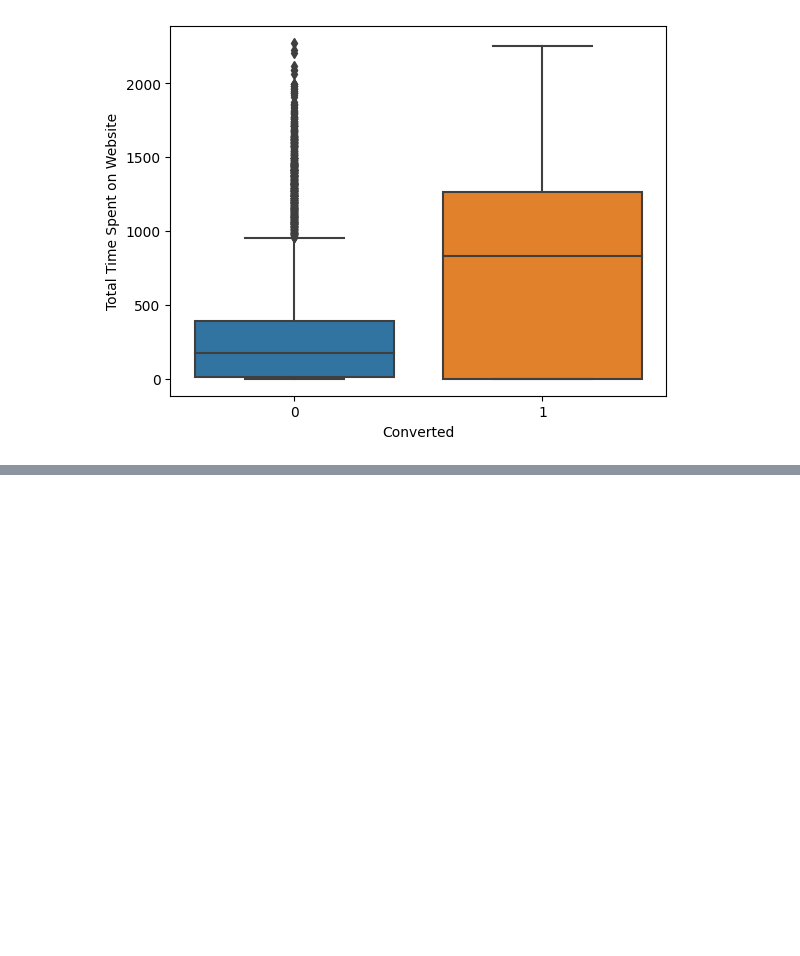
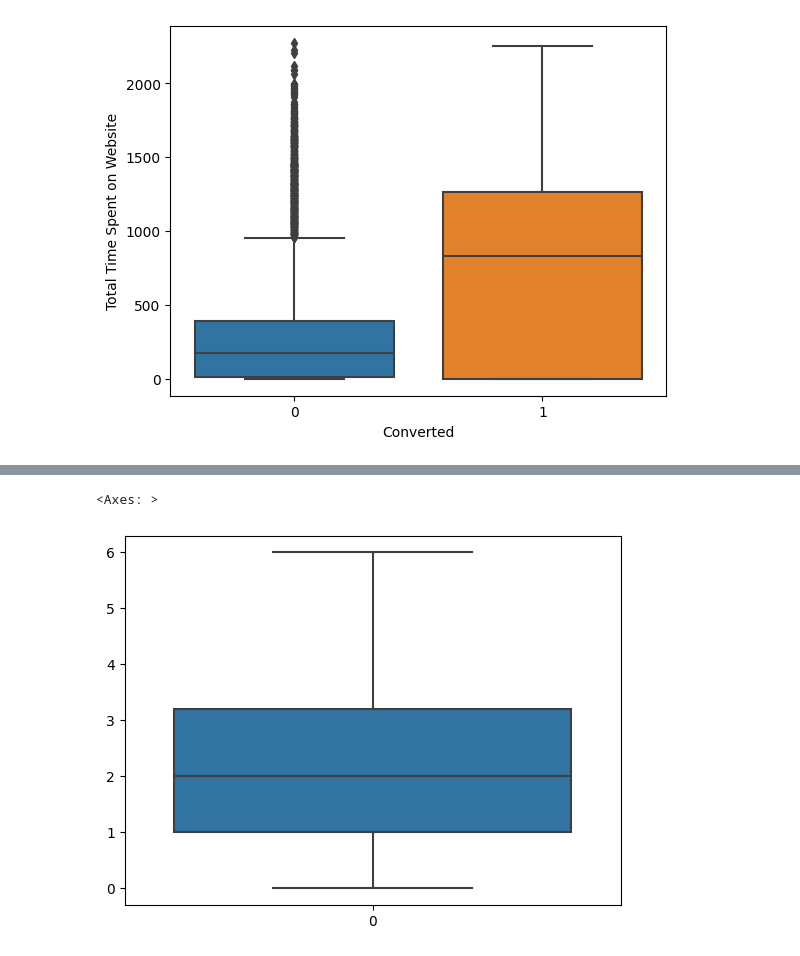
Before and after one commit to Mr-Himanshu123/Lead_Scoring_Prediction, a Jupyter notebook: Lead_Scoring_Prediction.ipynb, the cells around one changed output, grey strips where cells are left out. Saved outputs shown, nothing was run; the diff lists cells and outputs as text; code cells hidden in the pictures; blank space fills up the shorter version.

```diff
--- a/Lead_Scoring_Prediction.ipynb
+++ b/Lead_Scoring_Prediction.ipynb
@@ -621,0 +646,10 @@ sns.boxplot(y = 'Total Time Spent on Website', x = 'Converted', data = lead_data
+# %%
+#Outlier treatment
+percentiles = lead_data['Page Views Per Visit'].quantile([0.05,0.95]).values
+lead_data['Page Views Per Visit'][lead_data['Page Views Per Visit'] <= percentiles[0]] = percentiles[0]
+lead_data['Page Views Per Visit'][lead_data['Page Views Per Visit'] >= percentiles[1]] = percentiles[1]
+# %%
+sns.boxplot(lead_data['Page Views Per Visit'])
+# %% [output]
+<Axes: >
+[figure, added]
```
Also changed, not shown: parts of 56 cells of this notebook.
